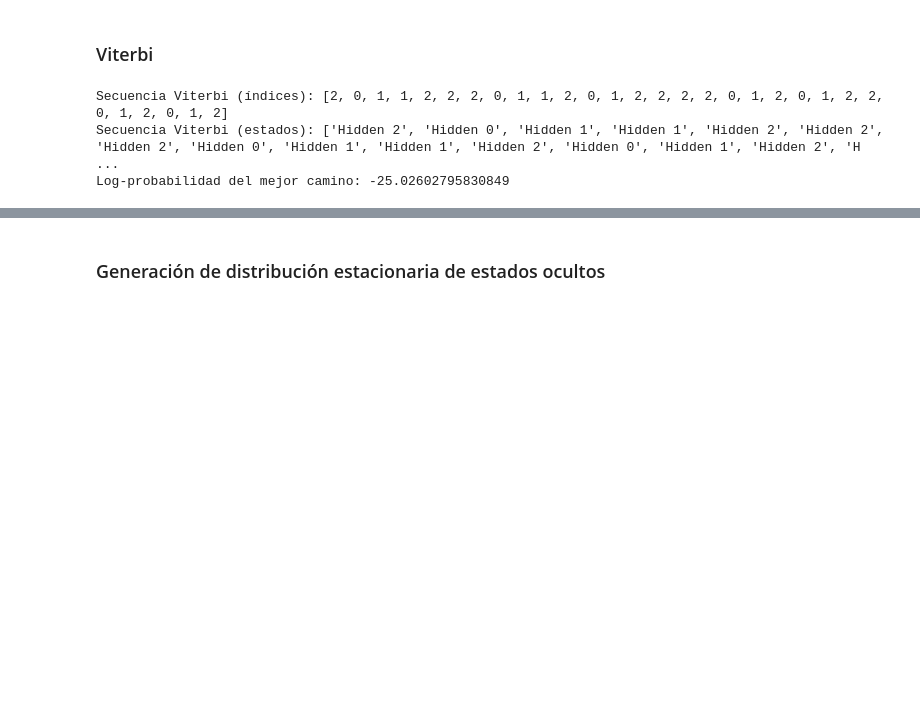
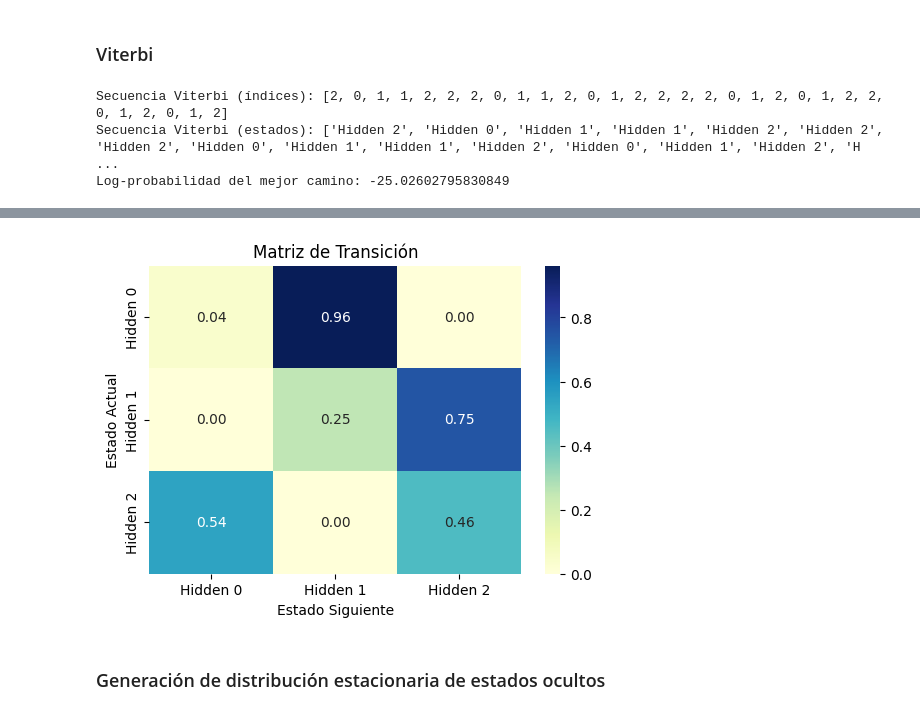
Before and after one commit to D2Giraldot/Anxiety_HMM_TdG, a Jupyter notebook: data-science-project/notebooks/Final/03_Estabilización_Evaluación_v2.ipynb, the cells around one changed output, grey strips where cells are left out. Cells and saved outputs as stored; diff of their text form; code cells hidden in the pictures; blank space fills up the shorter version.

```diff
--- a/data-science-project/notebooks/Final/03_Estabilización_Evaluación_v2.ipynb
+++ b/data-science-project/notebooks/Final/03_Estabilización_Evaluación_v2.ipynb
@@ -422,3 +411,13 @@ plt.show()
+# %%
+df_A1 = pd.DataFrame(A1, index=states, columns=states)
+plt.figure(figsize=(6,4))
+sns.heatmap(df_A1, annot=True, cmap="YlGnBu", fmt=".2f")
+plt.title("Matriz de Transición")
+plt.xlabel("Estado Siguiente")
+plt.ylabel("Estado Actual")
+plt.show()
+# %% [output]
+[figure, added]
 # %% [markdown]
 ### Generación de distribución estacionaria de estados ocultos
 # %%
```
Also changed, not shown: parts of 6 cells of this notebook, 5 other files.
